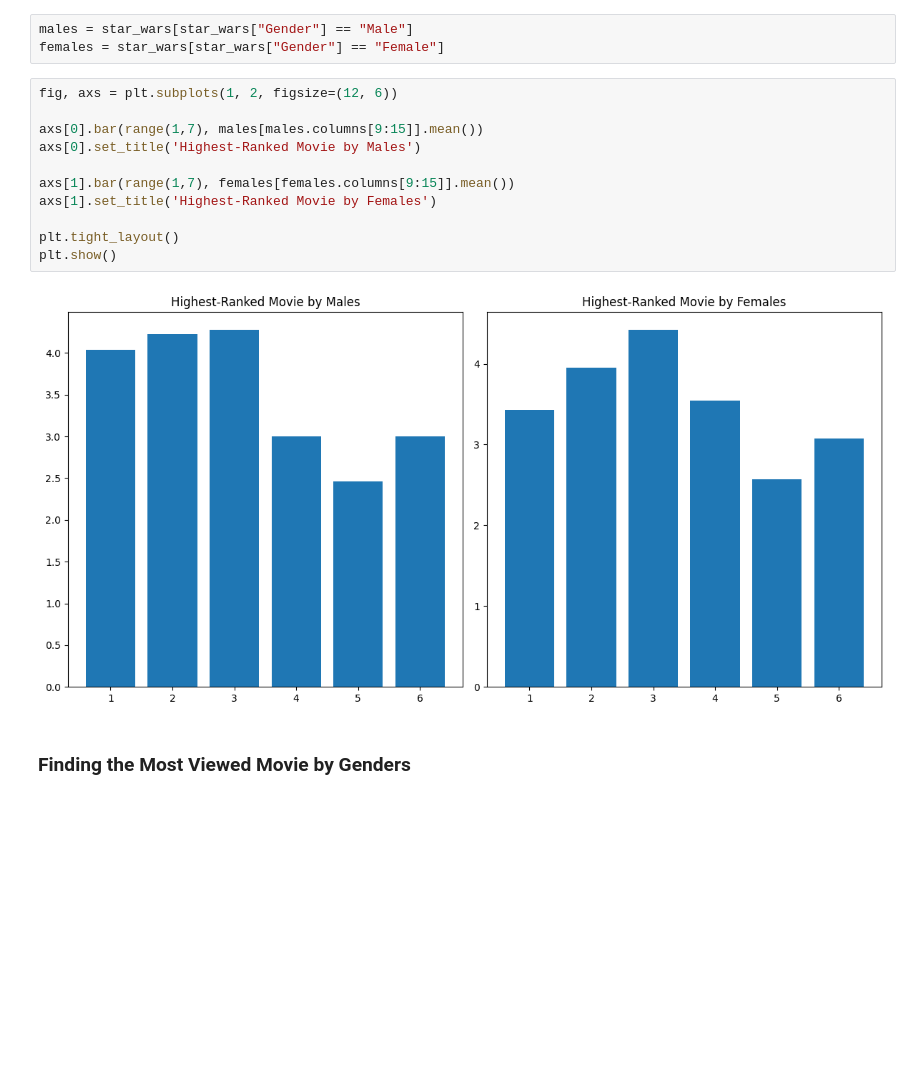
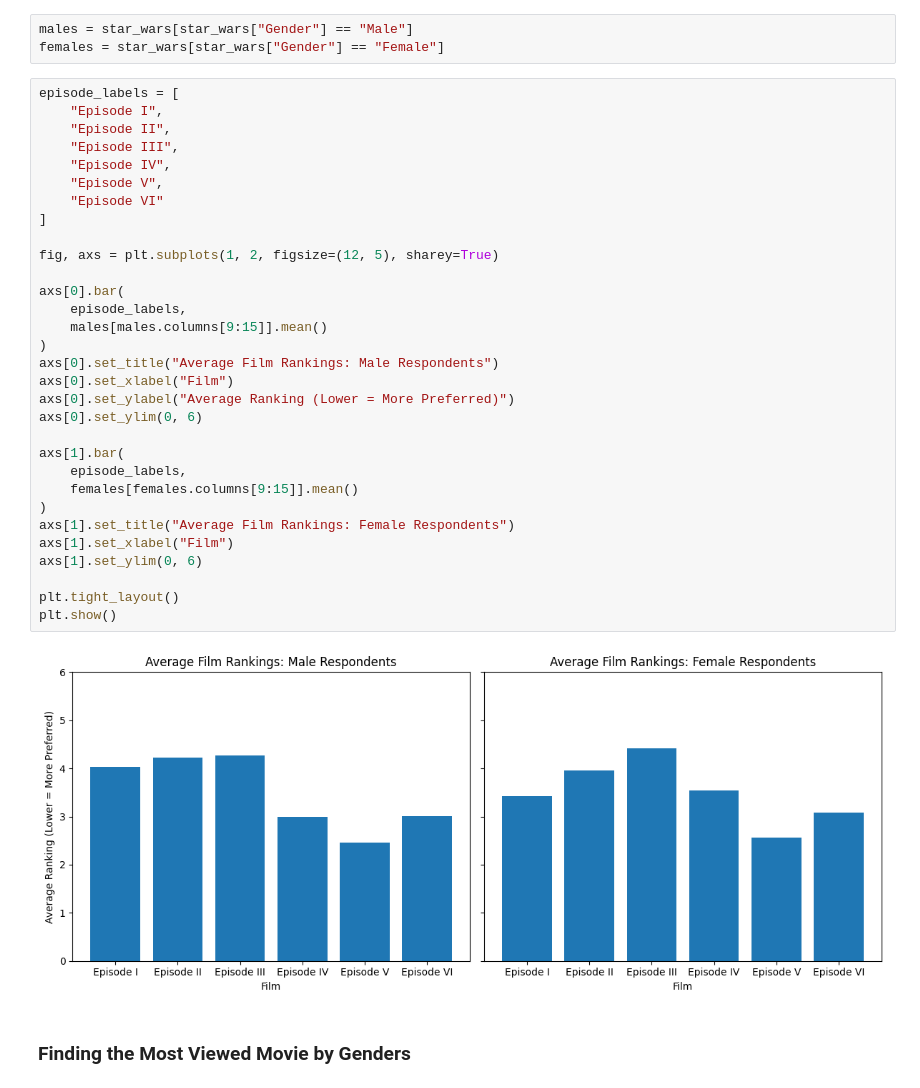
Before and after one commit to namvien94/Star_Wars_Survey, a Jupyter notebook: star-wars-audience-preference-analysis.ipynb, the cells around one changed output. Saved outputs shown, nothing was run; the diff lists cells and outputs as text; blank space fills up the shorter version.

```diff
--- a/star-wars-audience-preference-analysis.ipynb
+++ b/star-wars-audience-preference-analysis.ipynb
@@ -182,18 +219,38 @@ The average rankings and view counts show a correlation, with Episodes 5 and 6 b
 males = star_wars[star_wars["Gender"] == "Male"]
 females = star_wars[star_wars["Gender"] == "Female"]
 # %%
-fig, axs = plt.subplots(1, 2, figsize=(12, 6))
+episode_labels = [
+    "Episode I",
+    "Episode II",
+    "Episode III",
+    "Episode IV",
+    "Episode V",
+    "Episode VI"
+]
 
-axs[0].bar(range(1,7), males[males.columns[9:15]].mean())
-axs[0].set_title('Highest-Ranked Movie by Males')
+fig, axs = plt.subplots(1, 2, figsize=(12, 5), sharey=True)
 
-axs[1].bar(range(1,7), females[females.columns[9:15]].mean())
-axs[1].set_title('Highest-Ranked Movie by Females')
+axs[0].bar(
+    episode_labels,
+    males[males.columns[9:15]].mean()
+)
+axs[0].set_title("Average Film Rankings: Male Respondents")
+axs[0].set_xlabel("Film")
+axs[0].set_ylabel("Average Ranking (Lower = More Preferred)")
+axs[0].set_ylim(0, 6)
+
+axs[1].bar(
+    episode_labels,
+    females[females.columns[9:15]].mean()
+)
+axs[1].set_title("Average Film Rankings: Female Respondents")
+axs[1].set_xlabel("Film")
+axs[1].set_ylim(0, 6)
 
 plt.tight_layout()
 plt.show()
 # %% [output]
-[figure, old version]
+[figure, new version]
 # %% [markdown]
 ### Finding the Most Viewed Movie by Genders
 # %%
```
Also changed, not shown: parts of 23 cells of this notebook.
